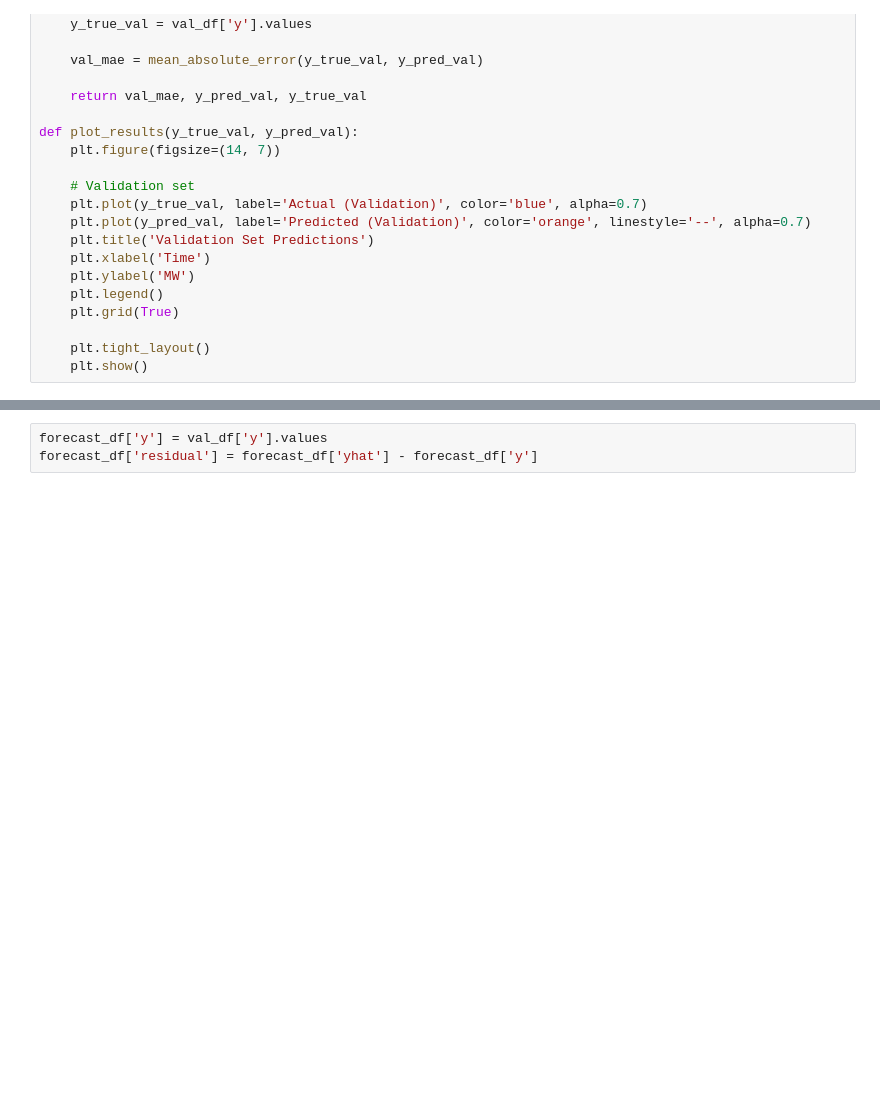
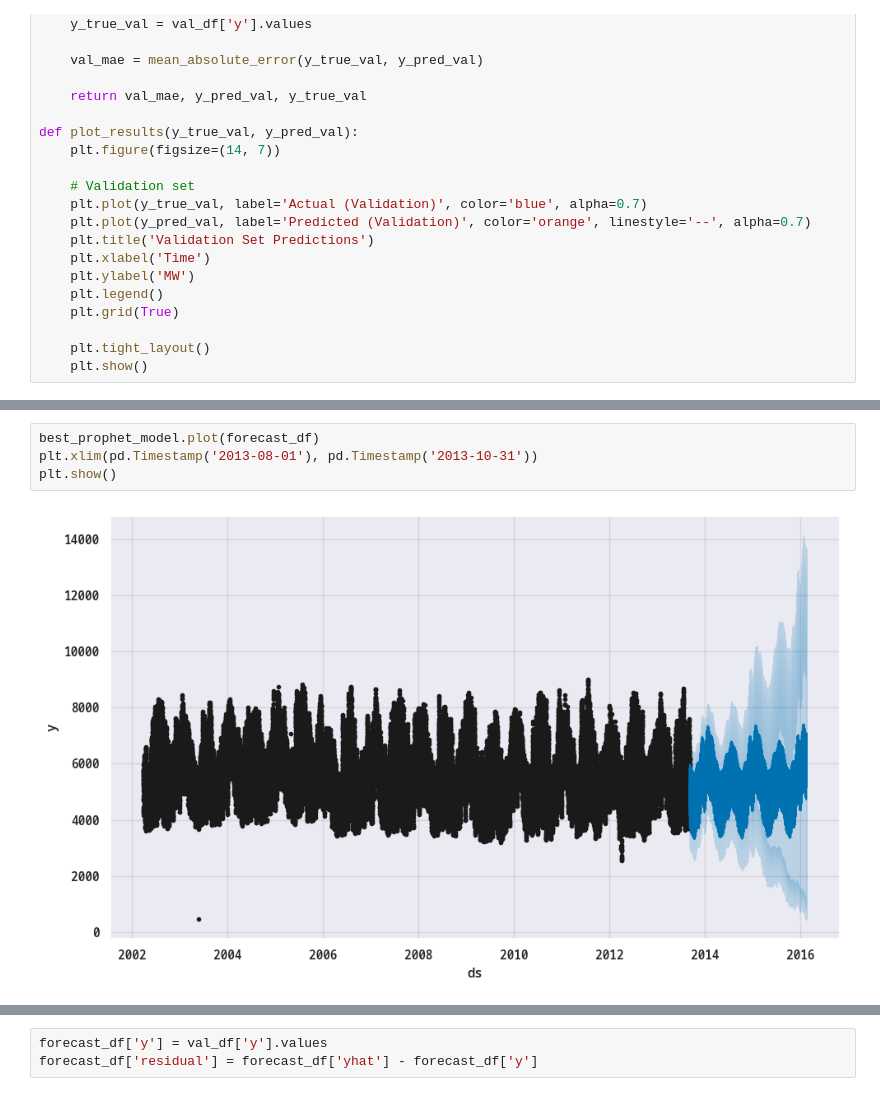
Before and after one commit to ioanniswd/portfolio, a Jupyter notebook: electricity-consumption-forecasting/prophet.sync.ipynb, the cells around one changed output, grey strips where cells are left out. Cells and saved outputs as stored; diff of their text form; blank space fills up the shorter version.

Commit message:
fixup! Add electricity consumption forecasting

```diff
--- a/electricity-consumption-forecasting/prophet.sync.ipynb
+++ b/electricity-consumption-forecasting/prophet.sync.ipynb
@@ -481,3 +543,9 @@ forecast_df.head(1).T
+# %%
+best_prophet_model.plot(forecast_df)
+plt.xlim(pd.Timestamp('2013-08-01'), pd.Timestamp('2013-10-31'))
+plt.show()
+# %% [output]
+[figure, added]
 # %%
 forecast_df.columns
 # %% [output]
```
Also changed, not shown: parts of 16 cells of this notebook, 1 other file.
